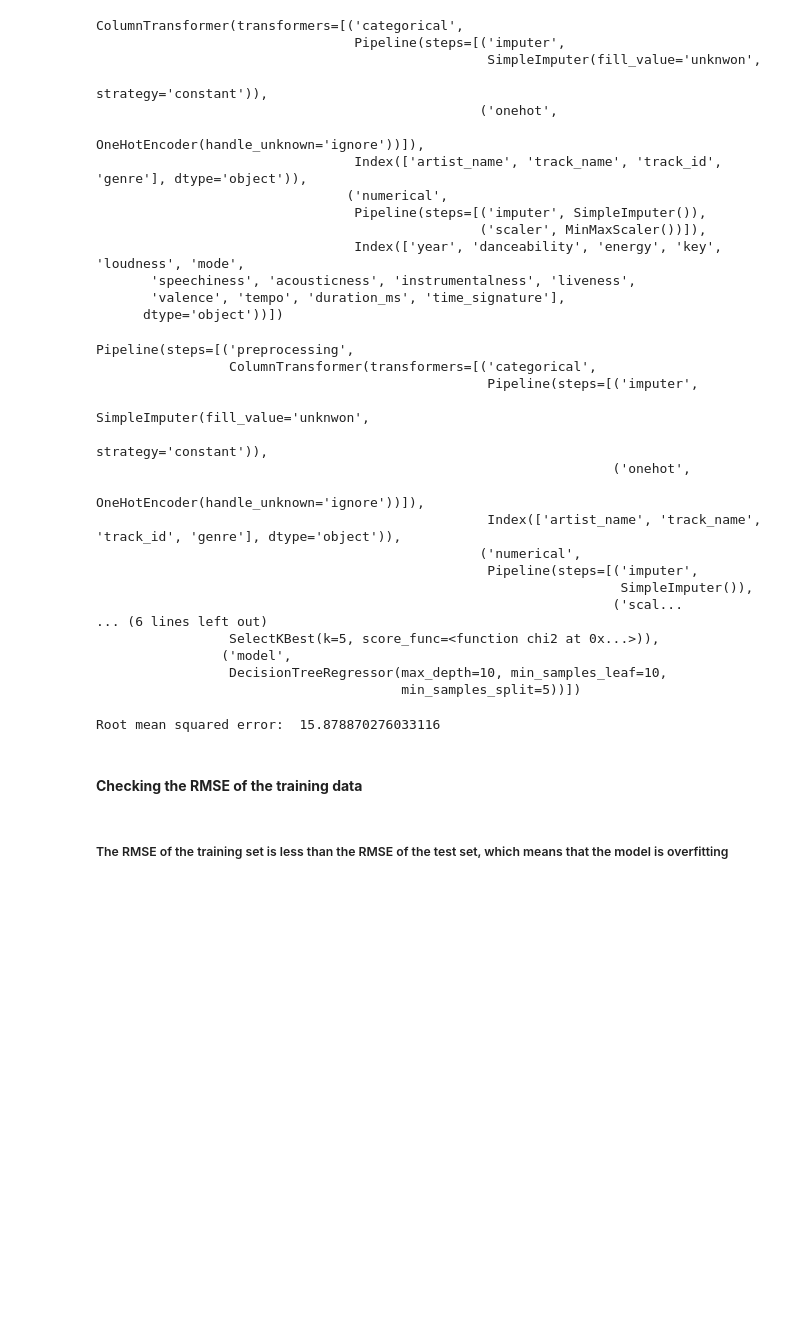
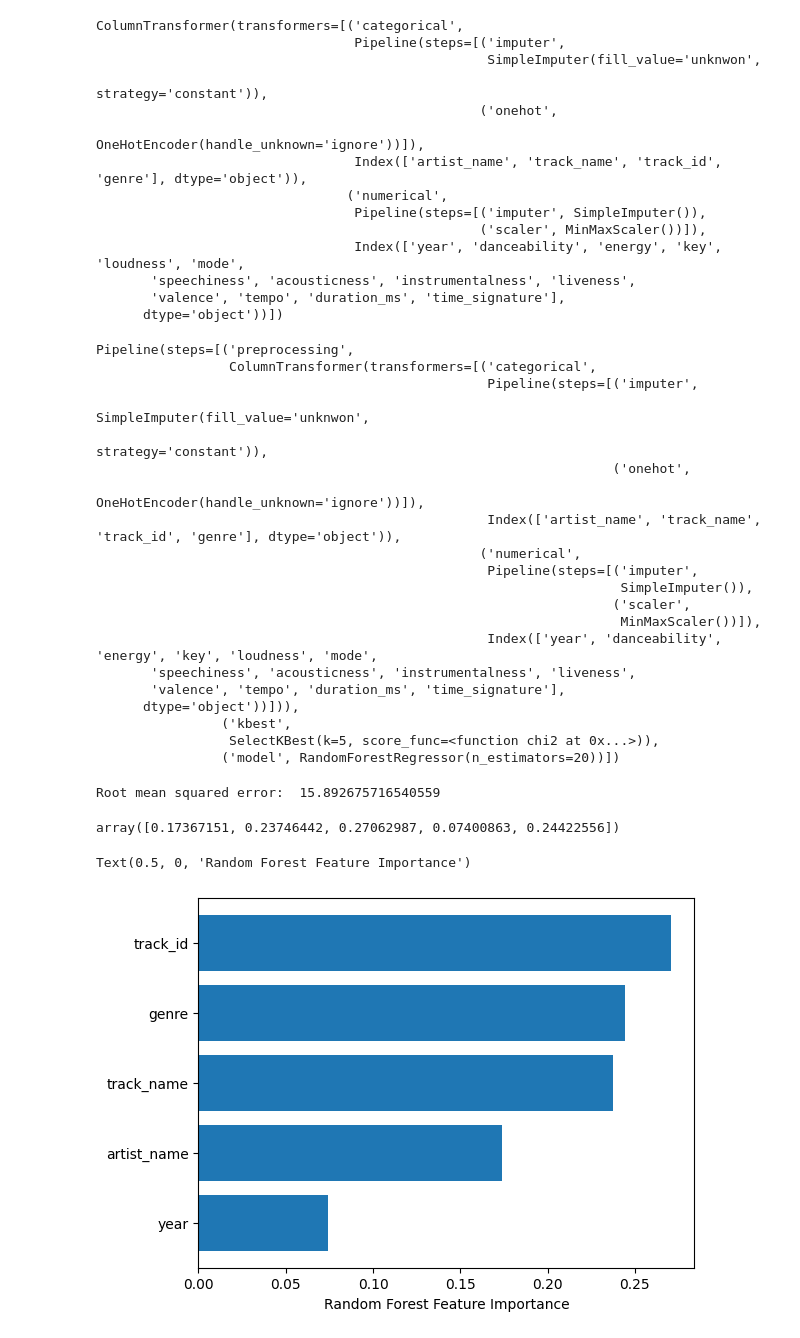
Before and after one commit to Abstract-Dex/Spotify-Data-Insights, a Jupyter notebook: main.ipynb, the cells around one changed output. Drawn from its saved outputs; the diff is of its cells as text; code cells hidden in the pictures; blank space fills up the shorter version.

Commit message:
added feature importance

```diff
--- a/main.ipynb
+++ b/main.ipynb
@@ -201,8 +202,8 @@ ColumnTransformer(transformers=[('categorical',
        'valence', 'tempo', 'duration_ms', 'time_signature'],
       dtype='object'))])
 # %%
-from sklearn.pipeline import make_pipeline
-final_pipeline = Pipeline([('preprocessing', preprocessor),('kbest',SelectKBest(chi2,k=5)), ('model', DecisionTreeRegressor(max_depth=10,min_samples_split=5,min_samples_leaf=10))])
+final_pipeline = Pipeline([('preprocessing', preprocessor),('kbest',SelectKBest(chi2,k=5)),
+                           ('model', RandomForestRegressor(n_estimators=20))])
 final_pipeline
 # %% [output]
 Pipeline(steps=[('preprocessing',
@@ -216,15 +217,18 @@ Pipeline(steps=[('preprocessing',
                                                  ('numerical',
                                                   Pipeline(steps=[('imputer',
                                                                    SimpleImputer()),
-                                                                  ('scal...
-... (6 lines left out)
+                                                                  ('scaler',
+                                                                   MinMaxScaler())]),
+                                                  Index(['year', 'danceability', 'energy', 'key', 'loudness', 'mode',
+       'speechiness', 'acousticness', 'instrumentalness', 'liveness',
+       'valence', 'tempo', 'duration_ms', 'time_signature'],
+      dtype='object'))])),
+                ('kbest',
                  SelectKBest(k=5, score_func=<function chi2 at 0x...>)),
-                ('model',
-                 DecisionTreeRegressor(max_depth=10, min_samples_leaf=10,
-                                       min_samples_split=5))])
+                ('model', RandomForestRegressor(n_estimators=20))])
 # %%
 #Splitting data
-X_train,X_test,y_train,y_test=train_test_split(X,y,test_size=0.2,random_state=42)
+X_train,X_test,y_train,y_test=train_test_split(X,y,test_size=0.2,random_state=101)
 
 final_pipeline.fit(X_train,y_train)
 
@@ -234,6 +238,4 @@ mse = mean_squared_error(y_test, y_pred)
 rmse = np.sqrt(mse)
 print("Root mean squared error: ", rmse)
 # %% [output]
-Root mean squared error:  15.878870276033116
+Root mean squared error:  15.892675716540559
-# %% [markdown]
-#### **Checking the RMSE of the training data**
@@ -243,2 +242,12 @@ Root mean squared error:  15.878870276033116
-# %% [markdown]
-##### The RMSE of the training set is less than the RMSE of the test set, which means that the model is overfitting
+# %%
+trained_rf = final_pipeline.named_steps['model']
+trained_rf.feature_importances_
+# %% [output]
+array([0.17367151, 0.23746442, 0.27062987, 0.07400863, 0.24422556])
+# %%
+sorted_f=trained_rf.feature_importances_.argsort()
+plt.barh(X_train.columns[sorted_f],trained_rf.feature_importances_[sorted_f])
+plt.xlabel("Random Forest Feature Importance")
+# %% [output]
+Text(0.5, 0, 'Random Forest Feature Importance')
+[figure, added]
```
Also changed, not shown: parts of 3 cells of this notebook.
